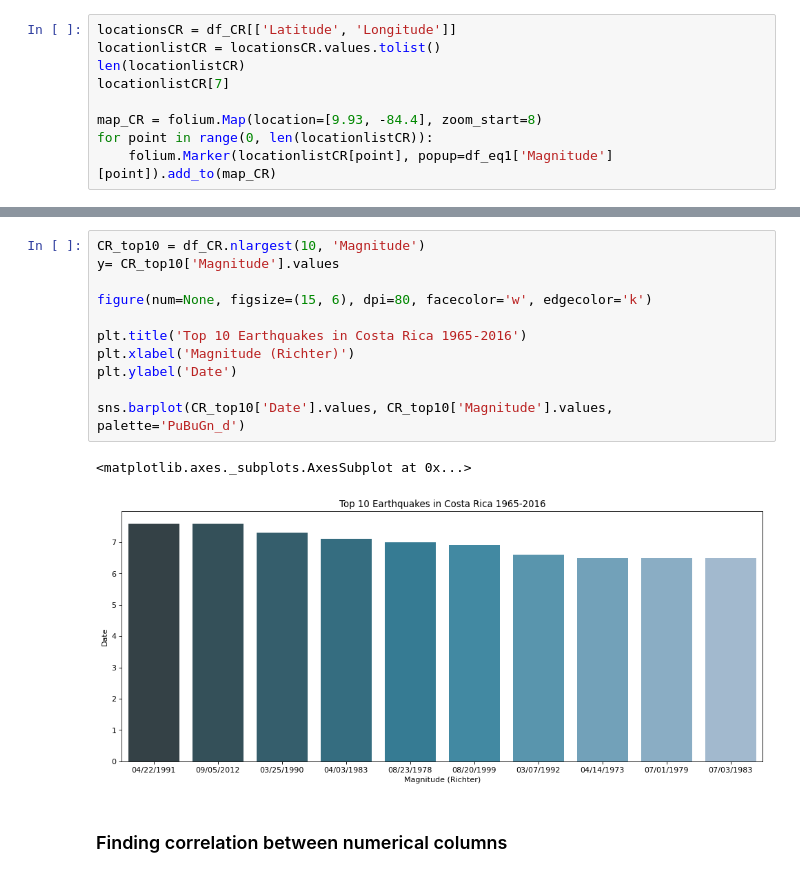
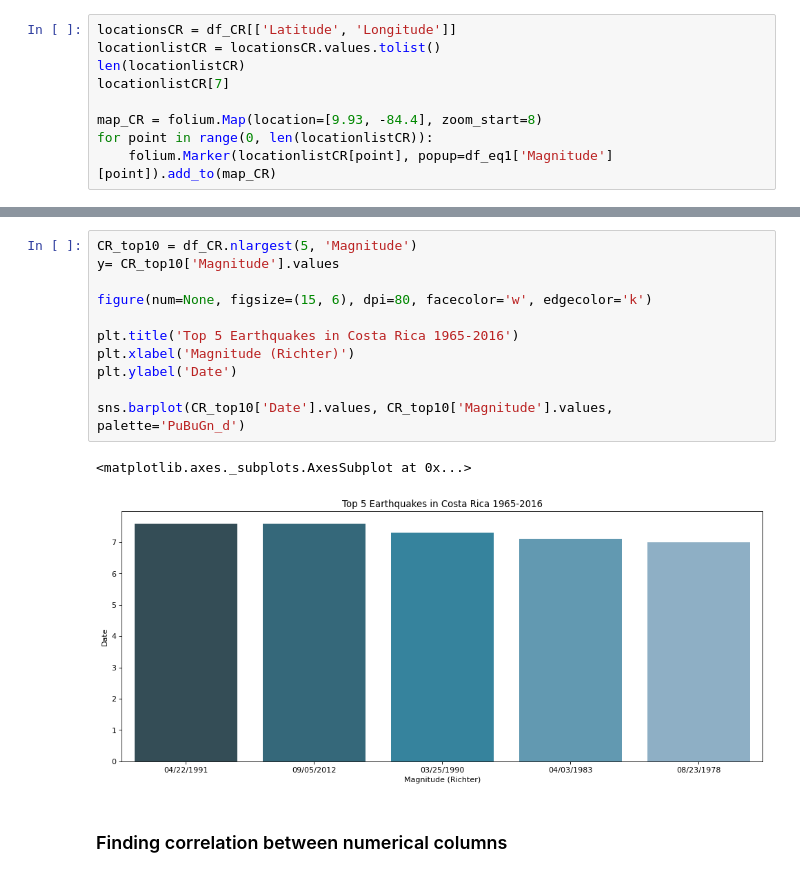
Before and after one commit to sotus30/Earthquakes_Central_America, a Jupyter notebook: Data Exploration 2.ipynb, the cells around one changed output, grey strips where cells are left out. Saved outputs shown, nothing was run; the diff lists cells and outputs as text.

```diff
--- a/Data Exploration 2.ipynb
+++ b/Data Exploration 2.ipynb
@@ -634,19 +634,19 @@ map_CR
 # %% [output]
 [interactive output not drawn]
 # %%
-CR_top10 = df_CR.nlargest(10, 'Magnitude')
+CR_top10 = df_CR.nlargest(5, 'Magnitude')
 y= CR_top10['Magnitude'].values
 
 figure(num=None, figsize=(15, 6), dpi=80, facecolor='w', edgecolor='k')
 
-plt.title('Top 10 Earthquakes in Costa Rica 1965-2016')
+plt.title('Top 5 Earthquakes in Costa Rica 1965-2016')
 plt.xlabel('Magnitude (Richter)')
 plt.ylabel('Date')
 
 sns.barplot(CR_top10['Date'].values, CR_top10['Magnitude'].values, palette='PuBuGn_d')
 # %% [output]
 <matplotlib.axes._subplots.AxesSubplot at 0x...>
-[figure, old version]
+[figure, new version]
 # %% [markdown]
 <h3>Finding correlation between numerical columns
 # %% [markdown]
```
Also changed, not shown: parts of 3 cells of this notebook.
